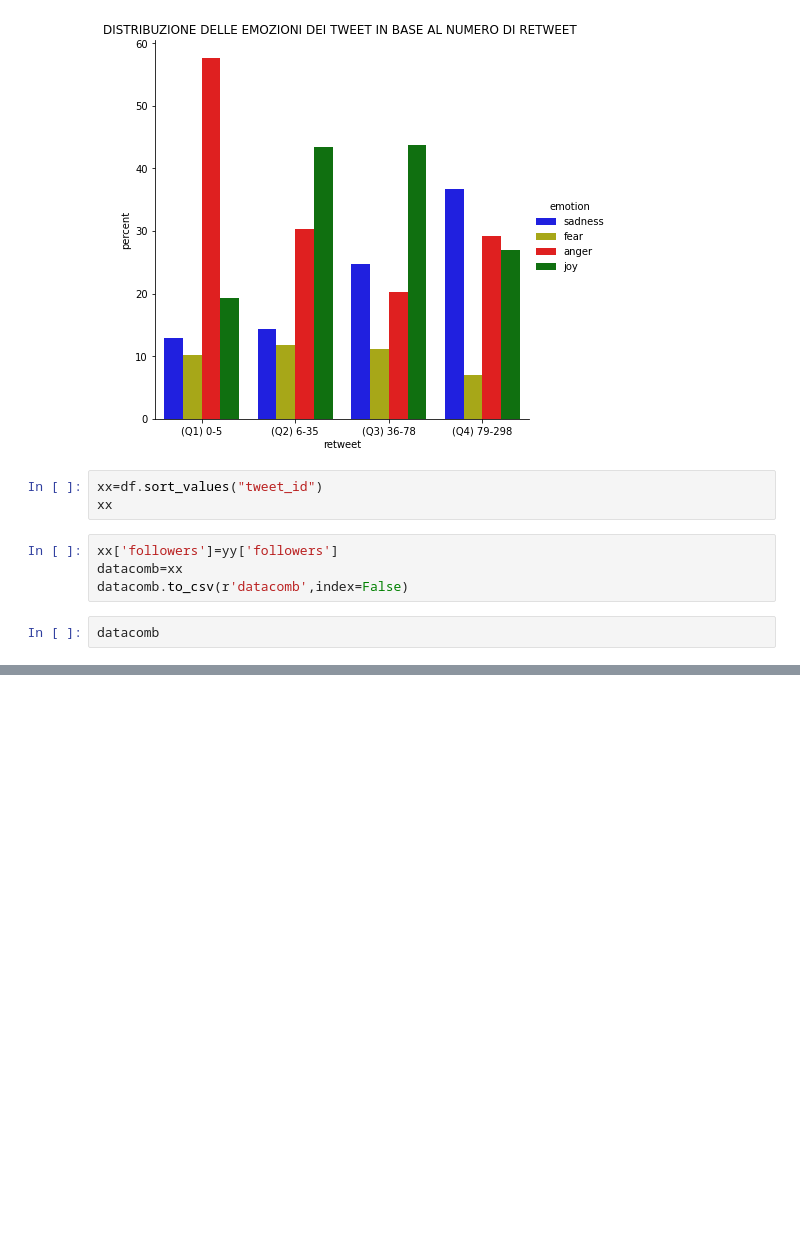
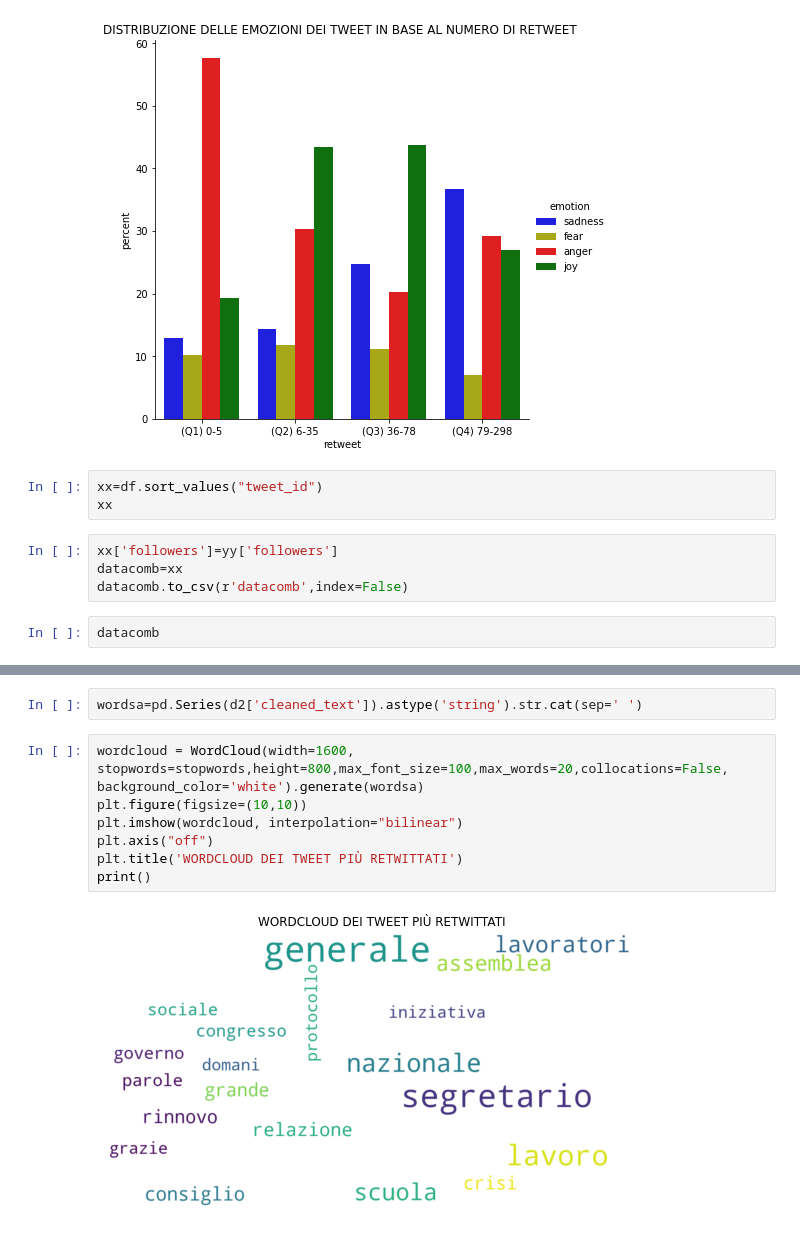
Before and after one commit to paolofesta/prove, a Jupyter notebook: TESI.ipynb, the cells around one changed output, grey strips where cells are left out. Saved outputs shown, nothing was run; the diff lists cells and outputs as text; blank space fills up the shorter version.

```diff
--- a/TESI.ipynb
+++ b/TESI.ipynb
@@ -1003,0 +1016,11 @@ snsn.barplot(,)
+# %%
+wordsa=pd.Series(d2['cleaned_text']).astype('string').str.cat(sep=' ')
+# %%
+wordcloud = WordCloud(width=1600, stopwords=stopwords,height=800,max_font_size=100,max_words=20,collocations=False, background_color='white').generate(wordsa)
+plt.figure(figsize=(10,10))
+plt.imshow(wordcloud, interpolation="bilinear")
+plt.axis("off")
+plt.title('WORDCLOUD DEI TWEET PIÙ RETWITTATI')
+print()
+# %% [output]
+[figure, added]
```
Also changed, not shown: parts of 6 cells of this notebook.
